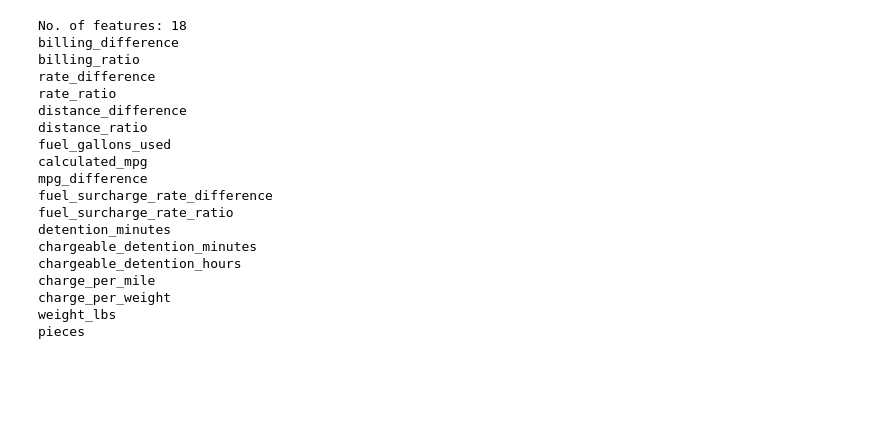
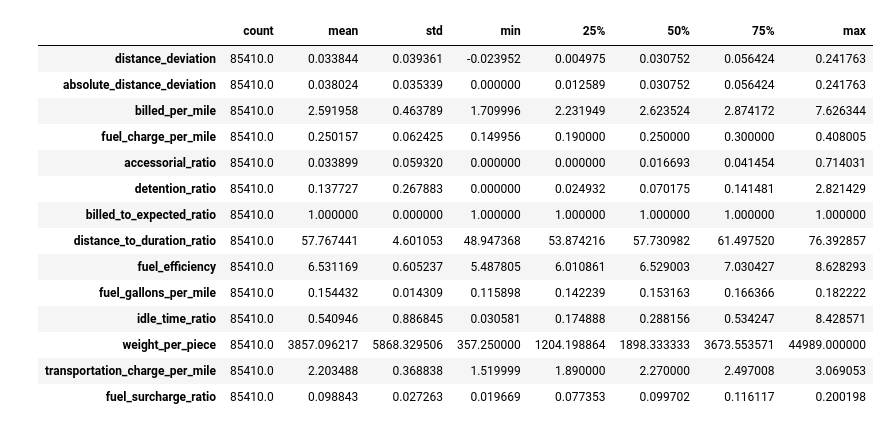
Before and after one commit to Aviral-P/Innov8X, a Jupyter notebook: ml/notebooks/feature_engineering.ipynb, the cells around one changed output. Cells and saved outputs as stored; diff of their text form; code cells hidden in the pictures; blank space fills up the shorter version.

```diff
--- a/ml/notebooks/feature_engineering.ipynb
+++ b/ml/notebooks/feature_engineering.ipynb
@@ -123,31 +91,55 @@ dtype: int64
 # %%
-df.replace([np.inf, -np.inf], np.nan, inplace=True)
+df["idle_time_ratio"] = safe_divide(
+    df["idle_time_hours"],
+    df["actual_duration_hours"]
+)
 # %%
-X = X.fillna(X.median(numeric_only=True))
+df["weight_per_piece"] = safe_divide(
+    df["weight_lbs"],
+    df["pieces"]
+)
 # %%
-print("No. of features:", len(feature_columns))
-for feature in feature_columns:
-    print(feature)
+df["transportation_charge_per_mile"] = safe_divide(
+    df["calculated_base_charge"],
+    df["actual_distance_miles"]
+)
-# %% [output]
-No. of features: 18
-billing_difference
-billing_ratio
-rate_difference
-rate_ratio
-distance_difference
-distance_ratio
-fuel_gallons_used
-calculated_mpg
-mpg_difference
-fuel_surcharge_rate_difference
-fuel_surcharge_rate_ratio
-detention_minutes
-chargeable_detention_minutes
-chargeable_detention_hours
-charge_per_mile
-charge_per_weight
-weight_lbs
-pieces
 # %%
-FEATURE_OUTPUT = Path("../outputs/model_features.csv")
-X.to_csv(FEATURE_OUTPUT, index=False)
+df["fuel_surcharge_ratio"] = safe_divide(
+    df["calculated_fuel_surcharge"],
+    df["billed_amount"]
+)
+# %%
+derived_features = [
+    "distance_deviation",
+    "absolute_distance_deviation",
+    "billed_per_mile",
+    "fuel_charge_per_mile",
+    "accessorial_ratio",
+    "detention_ratio",
+    "billed_to_expected_ratio",
+    "distance_to_duration_ratio",
+    "fuel_efficiency",
+    "fuel_gallons_per_mile",
+    "idle_time_ratio",
+    "weight_per_piece",
+    "transportation_charge_per_mile",
+    "fuel_surcharge_ratio"
+]
+
+df[derived_features].describe().T
+# %% [output]
+|  | count | mean | std | min | 25% | 50% | 75% | max |
+| distance_deviation | 85410.0 | 0.033844 | 0.039361 | -0.023952 | 0.004975 | 0.030752 | 0.056424 | 0.241763 |
+| absolute_distance_deviation | 85410.0 | 0.038024 | 0.035339 | 0.000000 | 0.012589 | 0.030752 | 0.056424 | 0.241763 |
+| billed_per_mile | 85410.0 | 2.591958 | 0.463789 | 1.709996 | 2.231949 | 2.623524 | 2.874172 | 7.626344 |
+| fuel_charge_per_mile | 85410.0 | 0.250157 | 0.062425 | 0.149956 | 0.190000 | 0.250000 | 0.300000 | 0.408005 |
+| accessorial_ratio | 85410.0 | 0.033899 | 0.059320 | 0.000000 | 0.000000 | 0.016693 | 0.041454 | 0.714031 |
+| detention_ratio | 85410.0 | 0.137727 | 0.267883 | 0.000000 | 0.024932 | 0.070175 | 0.141481 | 2.821429 |
+| billed_to_expected_ratio | 85410.0 | 1.000000 | 0.000000 | 1.000000 | 1.000000 | 1.000000 | 1.000000 | 1.000000 |
+| distance_to_duration_ratio | 85410.0 | 57.767441 | 4.601053 | 48.947368 | 53.874216 | 57.730982 | 61.497520 | 76.392857 |
+| fuel_efficiency | 85410.0 | 6.531169 | 0.605237 | 5.487805 | 6.010861 | 6.529003 | 7.030427 | 8.628293 |
+| fuel_gallons_per_mile | 85410.0 | 0.154432 | 0.014309 | 0.115898 | 0.142239 | 0.153163 | 0.166366 | 0.182222 |
+| idle_time_ratio | 85410.0 | 0.540946 | 0.886845 | 0.030581 | 0.174888 | 0.288156 | 0.534247 | 8.428571 |
+| weight_per_piece | 85410.0 | 3857.096217 | 5868.329506 | 357.250000 | 1204.198864 | 1898.333333 | 3673.553571 | 44989.000000 |
+| transportation_charge_per_mile | 85410.0 | 2.203488 | 0.368838 | 1.519999 | 1.890000 | 2.270000 | 2.497008 | 3.069053 |
+| fuel_surcharge_ratio | 85410.0 | 0.098843 | 0.027263 | 0.019669 | 0.077353 | 0.099702 | 0.116117 | 0.200198 |
```
Also changed, not shown: parts of 26 cells of this notebook.
